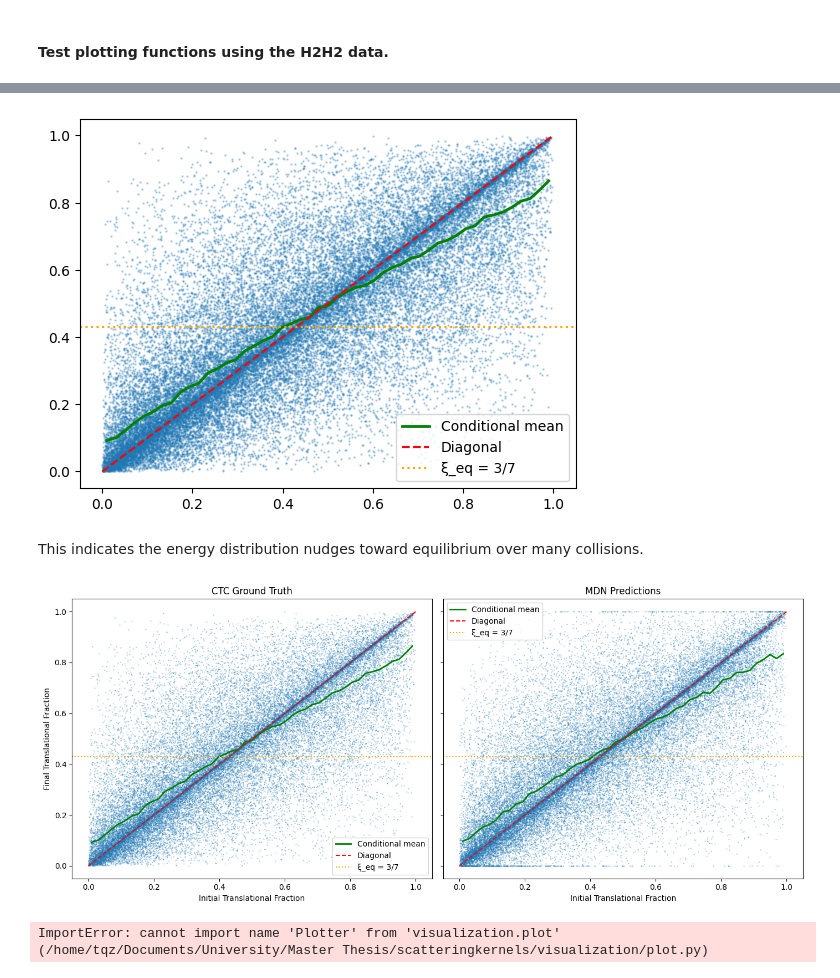
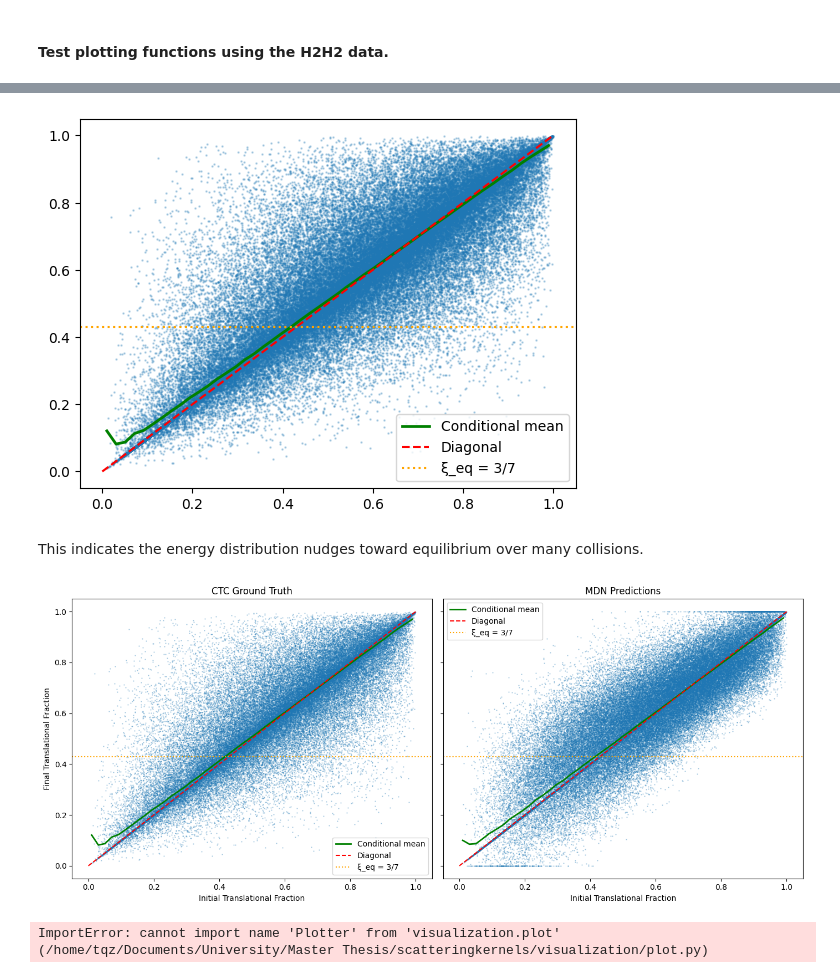
Before and after one commit to TijnZeelenberg/scatteringkernels, a Jupyter notebook: notebook_experiments.ipynb, the cells around one changed output, grey strips where cells are left out. Saved outputs shown, nothing was run; the diff lists cells and outputs as text; code cells hidden in the pictures.

Commit message:
refactor: split H2 and O2 experiments

```diff
--- a/notebook_experiments.ipynb
+++ b/notebook_experiments.ipynb
@@ -4,7 +4,7 @@
 import matplotlib.pyplot as plt
 import pandas as pd
 # Check energy conservation
-file = "data/H2H2_collisionsV2.csv"
+file = "data/O2O2_collisions.csv"
 df = pd.read_csv(file, skiprows=1)
 Etot_init = df.iloc[:,0] + df.iloc[:,1] + df.iloc[:,2]
 Etot_final = df.iloc[:,3] + df.iloc[:,4] + df.iloc[:,5]
@@ -63,7 +63,7 @@ plt.axhline(3/7, color='orange', linestyle=':', label='ξ_eq = 3/7')
 plt.legend()
 plt.show()
 # %% [output]
-[figure, old version]
+[figure, new version]
 # %% [markdown]
 This indicates the energy distribution nudges toward equilibrium over many collisions.
 # %%
@@ -73,12 +73,15 @@ import pandas as pd
 import matplotlib.pyplot as plt
 
 from machinelearning.mdn import MixtureDensityNetwork
+from config.experiment_config import ExperimentConfig
 
-datafile = "data/H2H2_collisionsV2.csv"
+experiment_config = ExperimentConfig()
+
+datafile = "data/O2O2_collisions.csv"
 mdn = MixtureDensityNetwork(
-    input_dim=3, output_dim=2, num_mixtures=5, hidden_dim=128, randomseed=42
+    input_dim=3, output_dim=2, num_mixtures=5, hidden_dim=experiment_config.hidden_dim, randomseed=42
 )
-mdn.load_model("results/models/mdn_H2H2V2.pth")
+mdn.load_model("results/models/mdn_O2O2.pth")
 
 # Load CTC data
 df = pd.read_csv(datafile)
@@ -121,34 +124,34 @@ for b in range(1, len(bins)):
         means_mdn.append(xi_rel_post[mask].mean())
     else:
         means_ctc.append(np.nan)
         means_mdn.append(np.nan)
 
 fig, axes = plt.subplots(1, 2, figsize=(14, 6), sharex=True, sharey=True)
 
 # CTC plot
 axes[0].scatter(xi_rel, xi_rel_out_ctc, alpha=0.3, s=0.5)
 axes[0].plot(bin_centers, means_ctc, "g-", linewidth=2, label="Conditional mean")
 axes[0].plot([0, 1], [0, 1], "r--", label="Diagonal")
 axes[0].axhline(3 / 7, color="orange", linestyle=":", label="ξ_eq = 3/7")
 axes[0].set_xlabel("Initial Translational Fraction")
 axes[0].set_ylabel("Final Translational Fraction")
 axes[0].set_title("CTC Ground Truth")
 axes[0].legend()
 
 # MDN plot
 axes[1].scatter(xi_rel, xi_rel_post, alpha=0.3, s=0.5)
 axes[1].plot(bin_centers, means_mdn, "g-", linewidth=2, label="Conditional mean")
 axes[1].plot([0, 1], [0, 1], "r--", label="Diagonal")
 axes[1].axhline(3 / 7, color="orange", linestyle=":", label="ξ_eq = 3/7")
 axes[1].set_xlabel("Initial Translational Fraction")
 axes[1].set_title("MDN Predictions")
 axes[1].legend()
 
 plt.tight_layout()
 plt.savefig("results/plots/ctc_vs_mdn_xi_rel.png", dpi=300)
 plt.show()
 # %% [output]
-[figure, old version]
+[figure, new version]
 # %%
 from visualization.plot import Plotter
 from utils.helpers import load_dataset
```
Also changed, not shown: parts of 3 cells of this notebook, 5 other files.
